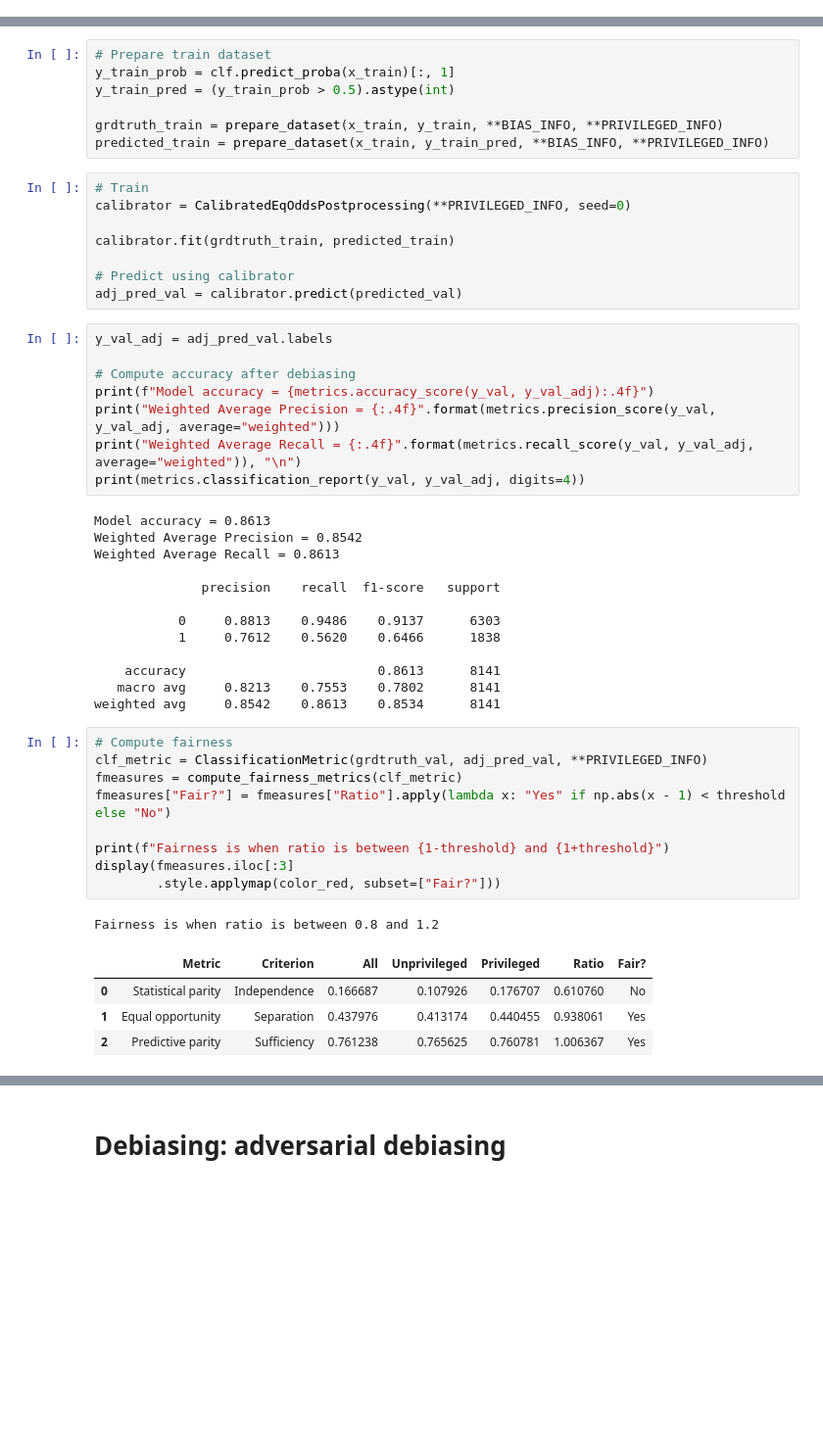
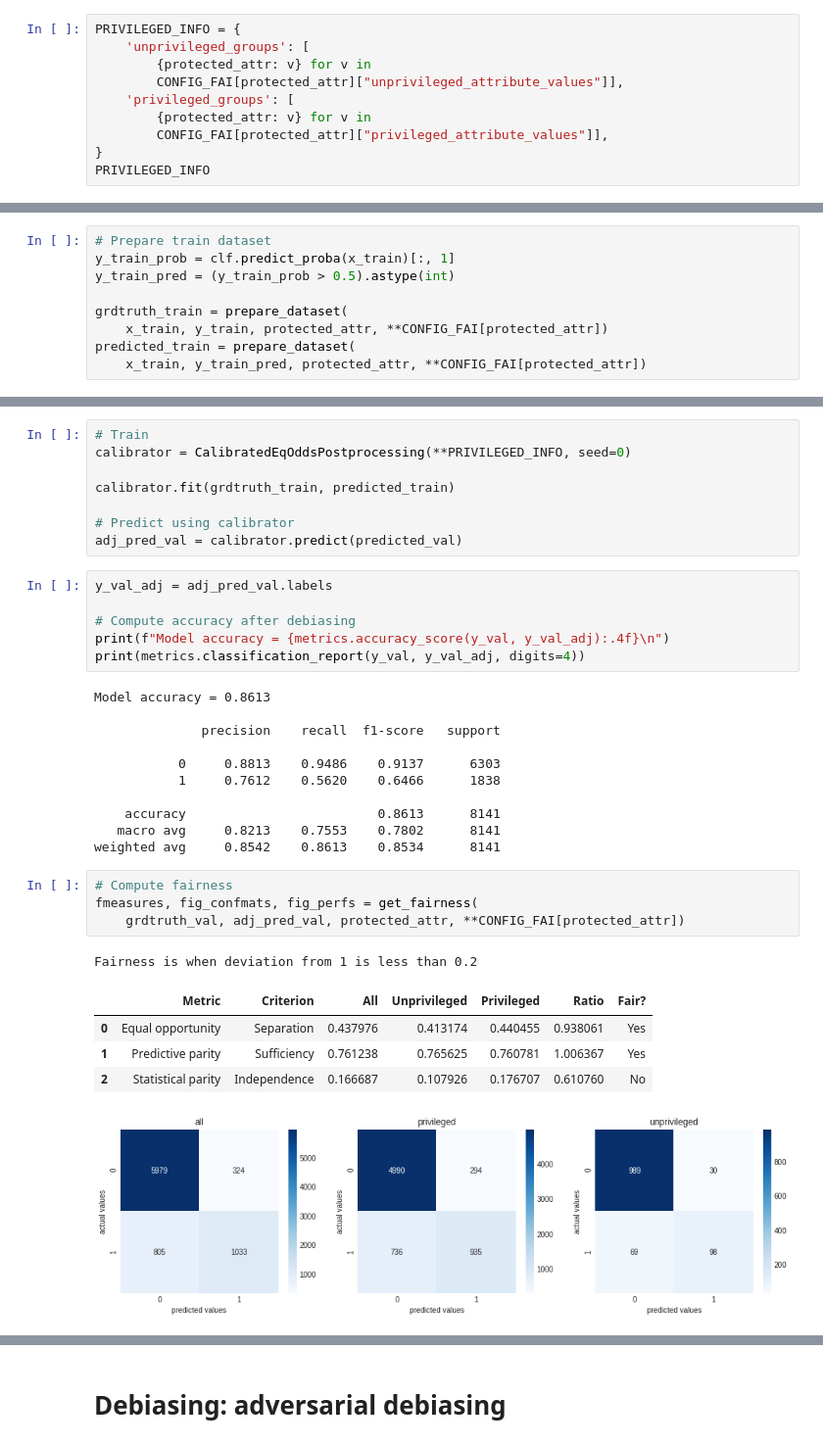
Before and after one commit to basisai/xafai-demo, a Jupyter notebook: toy_example.ipynb, the cells around one changed output, grey strips where cells are left out. Shown at 98% size. Saved outputs shown, nothing was run; the diff lists cells and outputs as text; blank space fills up the shorter version.

```diff
--- a/toy_example.ipynb
+++ b/toy_example.ipynb
@@ -328,0 +346,10 @@ Fairness is when ratio is between 0.8 and 1.2
+# %%
+PRIVILEGED_INFO = {
+    'unprivileged_groups': [
+        {protected_attr: v} for v in
+        CONFIG_FAI[protected_attr]["unprivileged_attribute_values"]],
+    'privileged_groups': [
+        {protected_attr: v} for v in
+        CONFIG_FAI[protected_attr]["privileged_attribute_values"]],
+}
+PRIVILEGED_INFO
@@ -329,3 +359,12 @@ Fairness is when ratio is between 0.8 and 1.2
+# %%
+# Prepare train dataset
+y_train_prob = clf.predict_proba(x_train)[:, 1]
+y_train_pred = (y_train_prob > 0.5).astype(int)
+
+grdtruth_train = prepare_dataset(
+    x_train, y_train, protected_attr, **CONFIG_FAI[protected_attr])
+predicted_train = prepare_dataset(
+    x_train, y_train_pred, protected_attr, **CONFIG_FAI[protected_attr])
 # %% [markdown]
 # Debiasing: calibrated equal odds
 
@@ -335,13 +374,6 @@ We demonstrate a form of debiasing here using calibrated equal odds.
 - But no option to tweak fairness-accuracy tradeoff
 # %%
 from aif360.algorithms.postprocessing import CalibratedEqOddsPostprocessing
-# %%
-# Prepare train dataset
-y_train_prob = clf.predict_proba(x_train)[:, 1]
-y_train_pred = (y_train_prob > 0.5).astype(int)
-
-grdtruth_train = prepare_dataset(x_train, y_train, **BIAS_INFO, **PRIVILEGED_INFO)
-predicted_train = prepare_dataset(x_train, y_train_pred, **BIAS_INFO, **PRIVILEGED_INFO)
 # %%
 # Train
 calibrator = CalibratedEqOddsPostprocessing(**PRIVILEGED_INFO, seed=0)
@@ -354,14 +386,10 @@ adj_pred_val = calibrator.predict(predicted_val)
 y_val_adj = adj_pred_val.labels
 
 # Compute accuracy after debiasing
-print(f"Model accuracy = {metrics.accuracy_score(y_val, y_val_adj):.4f}")
-print("Weighted Average Precision = {:.4f}".format(metrics.precision_score(y_val, y_val_adj, average="weighted")))
-print("Weighted Average Recall = {:.4f}".format(metrics.recall_score(y_val, y_val_adj, average="weighted")), "\n")
+print(f"Model accuracy = {metrics.accuracy_score(y_val, y_val_adj):.4f}\n")
 print(metrics.classification_report(y_val, y_val_adj, digits=4))
 # %% [output]
 Model accuracy = 0.8613
-Weighted Average Precision = 0.8542
-Weighted Average Recall = 0.8613
 
               precision    recall  f1-score   support
 
@@ -371,18 +399,14 @@ Weighted Average Recall = 0.8613
     accuracy                         0.8613      8141
    macro avg     0.8213    0.7553    0.7802      8141
 weighted avg     0.8542    0.8613    0.8534      8141
-# %%
-# Compute fairness
-clf_metric = ClassificationMetric(grdtruth_val, adj_pred_val, **PRIVILEGED_INFO)
-fmeasures = compute_fairness_metrics(clf_metric)
-fmeasures["Fair?"] = fmeasures["Ratio"].apply(lambda x: "Yes" if np.abs(x - 1) < threshold else "No")
-
-print(f"Fairness is when ratio is between {1-threshold} and {1+threshold}")
-display(fmeasures.iloc[:3]
-        .style.applymap(color_red, subset=["Fair?"]))
-# %% [output]
-Fairness is when ratio is between 0.8 and 1.2
-|  | Metric | Criterion | All | Unprivileged | Privileged | Ratio | Fair? |
-| 0 | Statistical parity | Independence | 0.166687 | 0.107926 | 0.176707 | 0.610760 | No |
-| 1 | Equal opportunity | Separation | 0.437976 | 0.413174 | 0.440455 | 0.938061 | Yes |
-| 2 | Predictive parity | Sufficiency | 0.761238 | 0.765625 | 0.760781 | 1.006367 | Yes |
+# %%
+# Compute fairness
+fmeasures, fig_confmats, fig_perfs = get_fairness(
+    grdtruth_val, adj_pred_val, protected_attr, **CONFIG_FAI[protected_attr])
+# %% [output]
+Fairness is when deviation from 1 is less than 0.2
+|  | Metric | Criterion | All | Unprivileged | Privileged | Ratio | Fair? |
+| 0 | Equal opportunity | Separation | 0.437976 | 0.413174 | 0.440455 | 0.938061 | Yes |
+| 1 | Predictive parity | Sufficiency | 0.761238 | 0.765625 | 0.760781 | 1.006367 | Yes |
+| 2 | Statistical parity | Independence | 0.166687 | 0.107926 | 0.176707 | 0.610760 | No |
+[figure, added]
```
Also changed, not shown: parts of 24 cells of this notebook, 7 other files.
